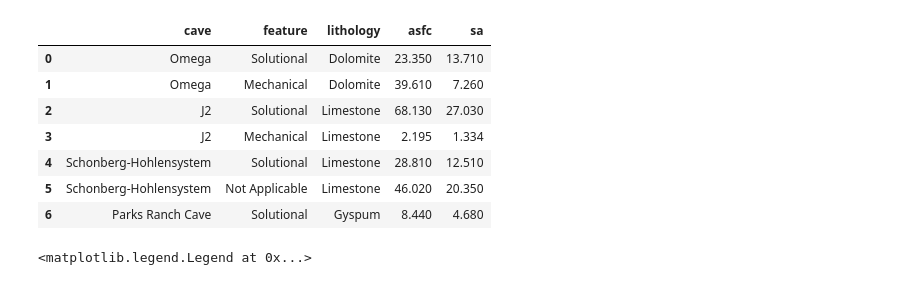
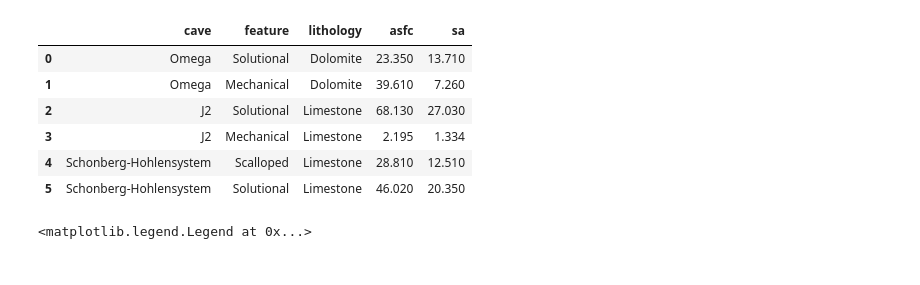
Before and after one commit to ethanoleson/Scallop_code, a Jupyter notebook: Roughness_figure/roughness2.ipynb, the cells around one changed output. Cells and saved outputs as stored; diff of their text form; code cells hidden in the pictures.

```diff
--- a/Roughness_figure/roughness2.ipynb
+++ b/Roughness_figure/roughness2.ipynb
@@ -6,18 +6,18 @@ import seaborn as sns
 # %%
 cm_data = pd.read_csv('cm_data_for_plots.csv')
 cm_data_modified = pd.read_csv('cm_data_for_plots_modified.csv')
 cm_data_Mod_prc = pd.read_csv('cm_data_for_plots_modified_PRC.csv')
+cm_data_final = pd.read_csv('cm_data_mod_3424.csv')
 
-cm_data_Mod_prc
+cm_data_final
 # %% [output]
 |  | cave | feature | lithology | asfc | sa |
 | 0 | Omega | Solutional | Dolomite | 23.350 | 13.710 |
 | 1 | Omega | Mechanical | Dolomite | 39.610 | 7.260 |
 | 2 | J2 | Solutional | Limestone | 68.130 | 27.030 |
 | 3 | J2 | Mechanical | Limestone | 2.195 | 1.334 |
-| 4 | Schonberg-Hohlensystem | Solutional | Limestone | 28.810 | 12.510 |
-| 5 | Schonberg-Hohlensystem | Not Applicable | Limestone | 46.020 | 20.350 |
-| 6 | Parks Ranch Cave | Solutional | Gyspum | 8.440 | 4.680 |
+| 4 | Schonberg-Hohlensystem | Scalloped | Limestone | 28.810 | 12.510 |
+| 5 | Schonberg-Hohlensystem | Solutional | Limestone | 46.020 | 20.350 |
 # %%
 import numpy as numpy
 import pandas as pd
```
Also changed, not shown: parts of 1 cell of this notebook, 1 other file.
